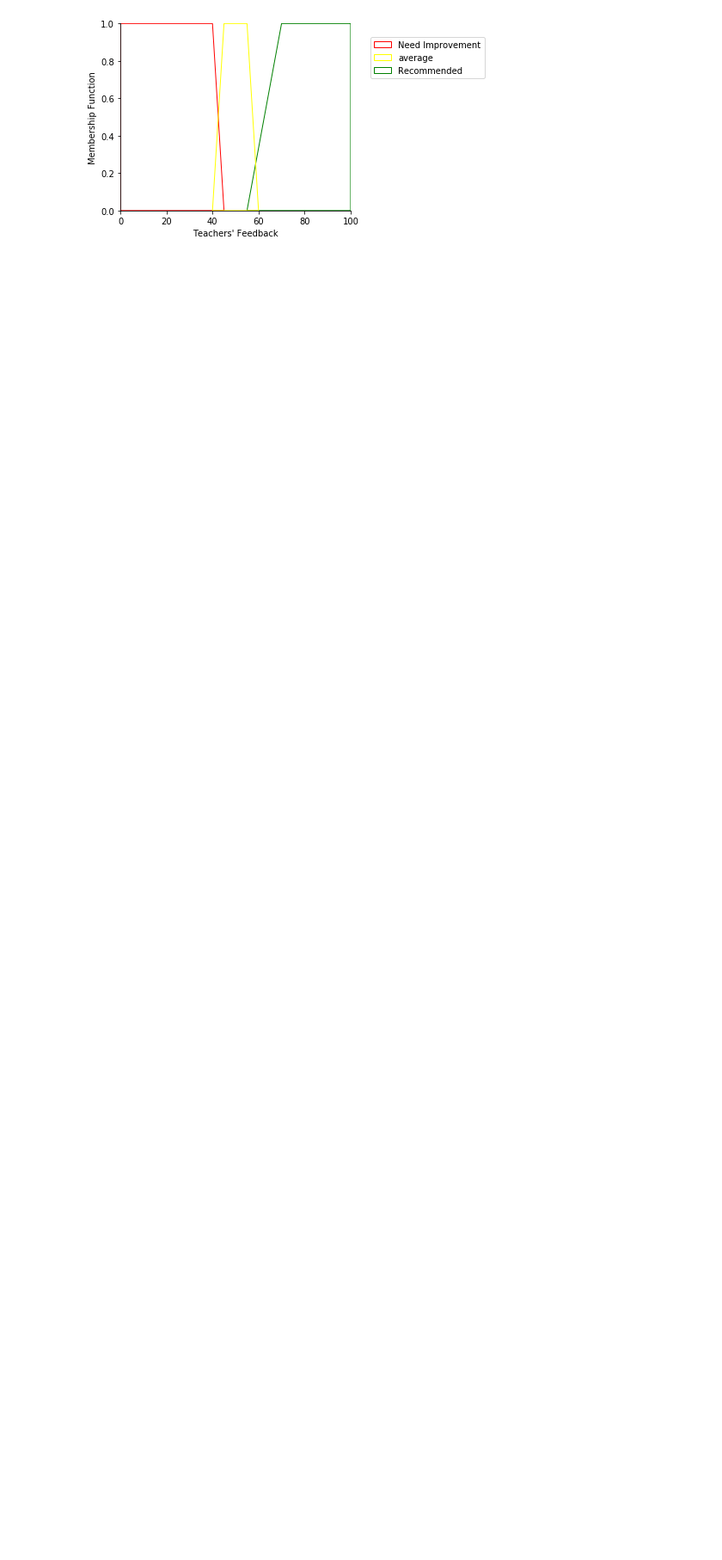
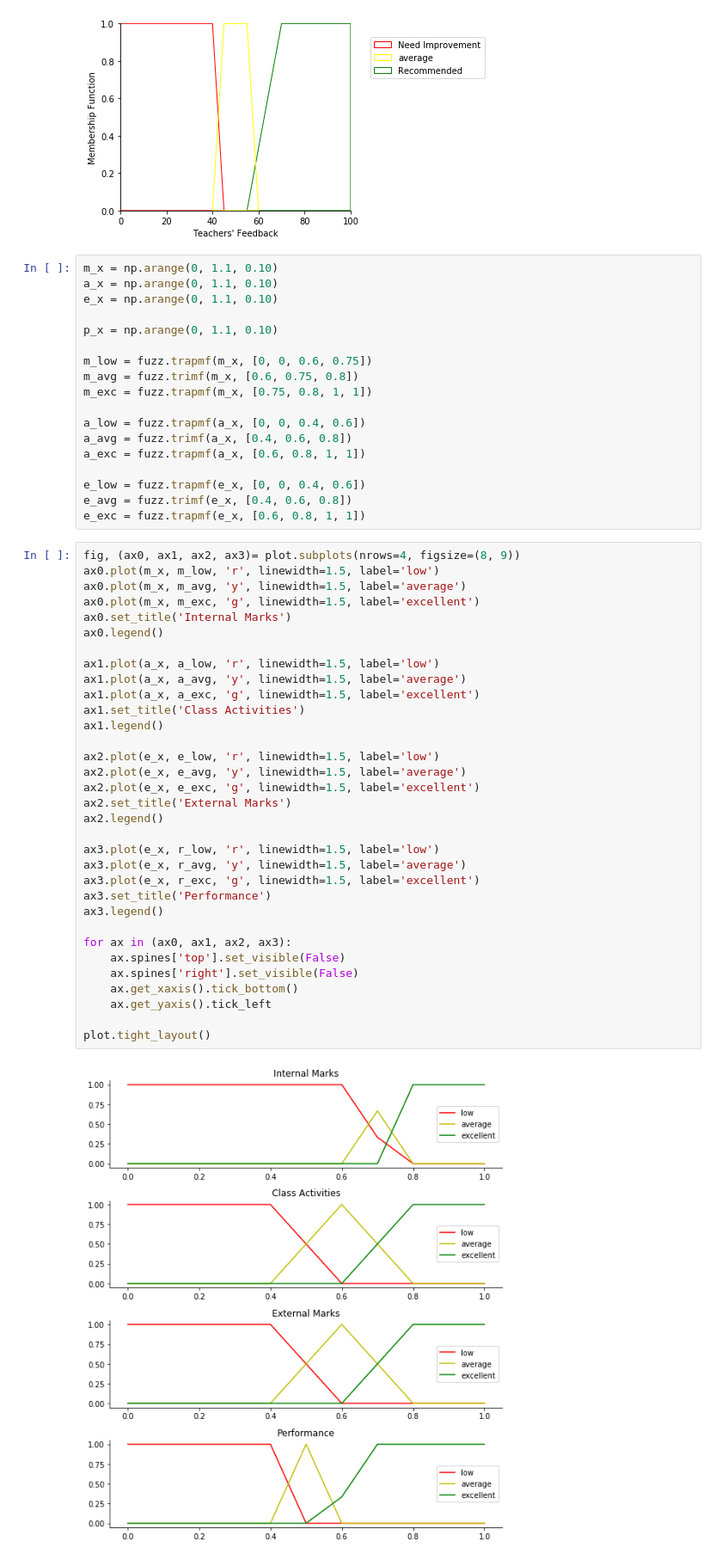
Before and after one commit to sawthiha/do-or-do-not-there-is-no-try, a Jupyter notebook: Implementation/Implementation.ipynb, the cells around one changed output. Shown: that part at 86% size. Cells and saved outputs as stored; diff of their text form; blank space fills up the shorter version.

```diff
--- a/Implementation/Implementation.ipynb
+++ b/Implementation/Implementation.ipynb
@@ -121,3 +121,56 @@ plot.legend(loc = 'upper right', handles = [patch_low, patch_average, patch_exce
 plot.show()
 # %% [output]
 [figure]
+# %%
+m_x = np.arange(0, 1.1, 0.10)
+a_x = np.arange(0, 1.1, 0.10)
+e_x = np.arange(0, 1.1, 0.10)
+
+p_x = np.arange(0, 1.1, 0.10)
+
+m_low = fuzz.trapmf(m_x, [0, 0, 0.6, 0.75])
+m_avg = fuzz.trimf(m_x, [0.6, 0.75, 0.8])
+m_exc = fuzz.trapmf(m_x, [0.75, 0.8, 1, 1])
+
+a_low = fuzz.trapmf(a_x, [0, 0, 0.4, 0.6])
+a_avg = fuzz.trimf(a_x, [0.4, 0.6, 0.8])
+a_exc = fuzz.trapmf(a_x, [0.6, 0.8, 1, 1])
+
+e_low = fuzz.trapmf(e_x, [0, 0, 0.4, 0.6])
+e_avg = fuzz.trimf(e_x, [0.4, 0.6, 0.8])
+e_exc = fuzz.trapmf(e_x, [0.6, 0.8, 1, 1])
+# %%
+fig, (ax0, ax1, ax2, ax3)= plot.subplots(nrows=4, figsize=(8, 9))
+ax0.plot(m_x, m_low, 'r', linewidth=1.5, label='low')
+ax0.plot(m_x, m_avg, 'y', linewidth=1.5, label='average')
+ax0.plot(m_x, m_exc, 'g', linewidth=1.5, label='excellent')
+ax0.set_title('Internal Marks')
+ax0.legend()
+
+ax1.plot(a_x, a_low, 'r', linewidth=1.5, label='low')
+ax1.plot(a_x, a_avg, 'y', linewidth=1.5, label='average')
+ax1.plot(a_x, a_exc, 'g', linewidth=1.5, label='excellent')
+ax1.set_title('Class Activities')
+ax1.legend()
+
+ax2.plot(e_x, e_low, 'r', linewidth=1.5, label='low')
+ax2.plot(e_x, e_avg, 'y', linewidth=1.5, label='average')
+ax2.plot(e_x, e_exc, 'g', linewidth=1.5, label='excellent')
+ax2.set_title('External Marks')
+ax2.legend()
+
+ax3.plot(e_x, r_low, 'r', linewidth=1.5, label='low')
+ax3.plot(e_x, r_avg, 'y', linewidth=1.5, label='average')
+ax3.plot(e_x, r_exc, 'g', linewidth=1.5, label='excellent')
+ax3.set_title('Performance')
+ax3.legend()
+
+for ax in (ax0, ax1, ax2, ax3):
+    ax.spines['top'].set_visible(False)
+    ax.spines['right'].set_visible(False)
+    ax.get_xaxis().tick_bottom()
+    ax.get_yaxis().tick_left
+
+plot.tight_layout()
+# %% [output]
+[figure, added]
```
Also changed, not shown: parts of 1 cell of this notebook.
